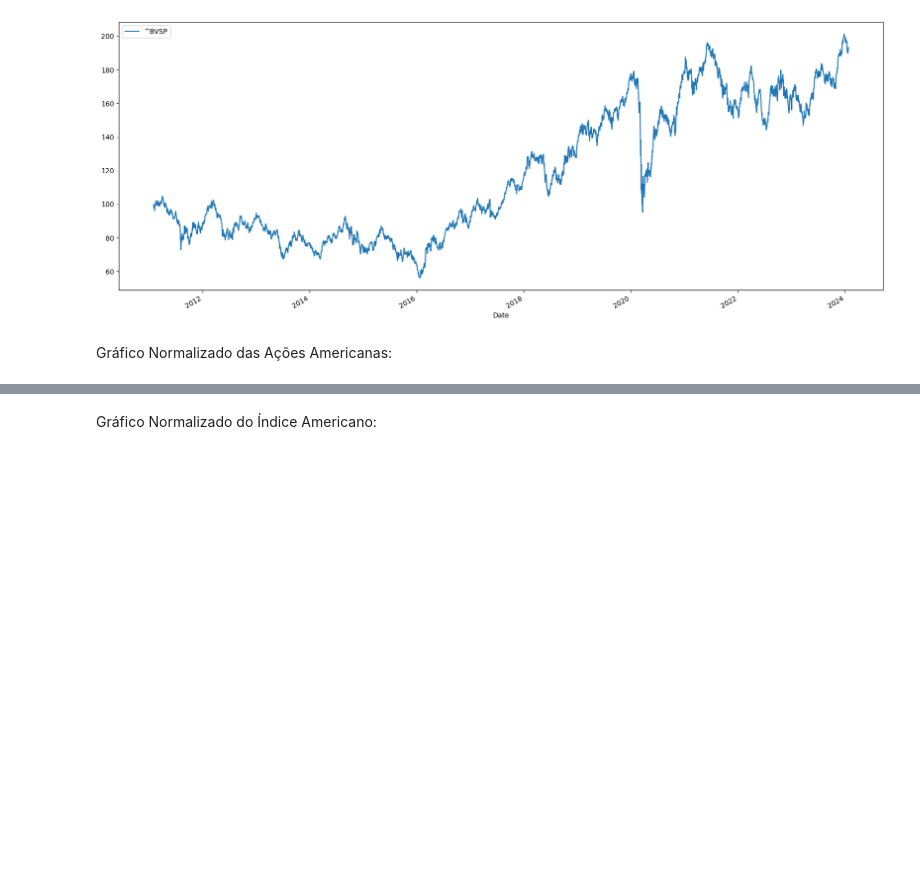
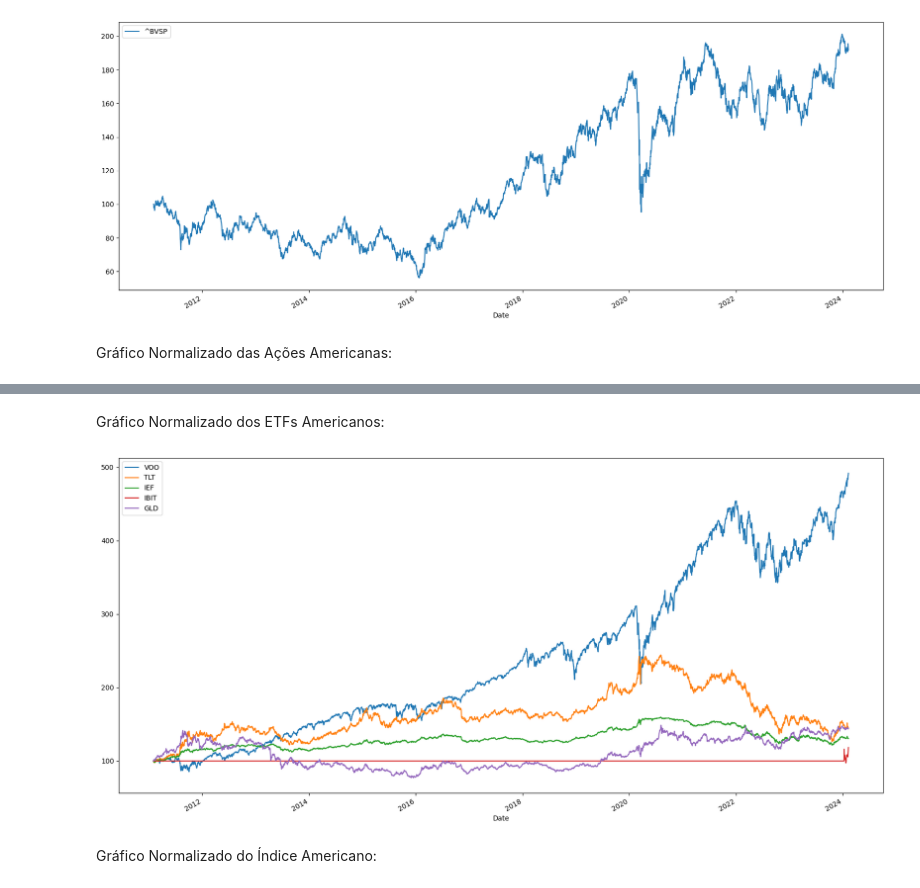
Before and after one commit to felipeabreu86/python-para-financas, a Jupyter notebook: finances-notebooks/calculando-o-retorno-médio-anual-de-um-portfolio.ipynb, the cells around one changed output, grey strips where cells are left out. Cells and saved outputs as stored; diff of their text form; code cells hidden in the pictures; blank space fills up the shorter version.

```diff
--- a/finances-notebooks/calculando-o-retorno-médio-anual-de-um-portfolio.ipynb
+++ b/finances-notebooks/calculando-o-retorno-médio-anual-de-um-portfolio.ipynb
@@ -71,10 +74,14 @@ usa_index_ticker = "^GSPC"
 Download dos dados dos ativos financeiros a partir do Yahoo Finance a partir de 02/02/2011.
 # %%
 br_stock_data = pd.DataFrame()
+
+usa_stock_data = pd.DataFrame()
+usa_etf_stock_data = pd.DataFrame()
+
 br_index_data = pd.DataFrame()
-usa_stock_data = pd.DataFrame()
 usa_index_data = pd.DataFrame()
-start_date: str = "2011-02-02"
+
+start_date: str = "2011-02-02" # IPO ETF IBIT: 2024-01-11
 end_date: str = datetime.now().strftime("%Y-%m-%d")
 
 for t in br_tickers_n_weights:
@@ -89,6 +96,12 @@ for t in usa_tickers_n_weights:
         ticker, progress=False, start=start_date, end=end_date
     )["Adj Close"]
 
+for t in usa_etf_tickers_n_weights:
+    ticker: str = t[0]
+    usa_etf_stock_data[ticker]: dict = yf.download(
+        ticker, progress=False, start=start_date, end=end_date
+    )["Adj Close"]
+
 br_index_data[br_index_ticker]: dict = yf.download(
     br_index_ticker, progress=False, start=start_date, end=end_date
 )["Adj Close"]
@@ -99,6 +112,8 @@ usa_index_data[usa_index_ticker]: dict = yf.download(
     start=start_date,
     end=end_date,
 )["Adj Close"]
+
+usa_etf_stock_data["IBIT"].fillna(22.950001, inplace=True)
 # %% [markdown]
 ---
 # %% [markdown]
@@ -127,3 +142,10 @@ plt.show()
+# %% [markdown]
+Gráfico Normalizado dos ETFs Americanos:
+# %%
+(usa_etf_stock_data / usa_etf_stock_data.iloc[0] * 100).plot(figsize=(20, 10))
+plt.show()
+# %% [output]
+[figure, added]
 # %% [markdown]
 Gráfico Normalizado do Índice Americano:
 # %%
```
Also changed, not shown: parts of 9 cells of this notebook, 1 other file.
